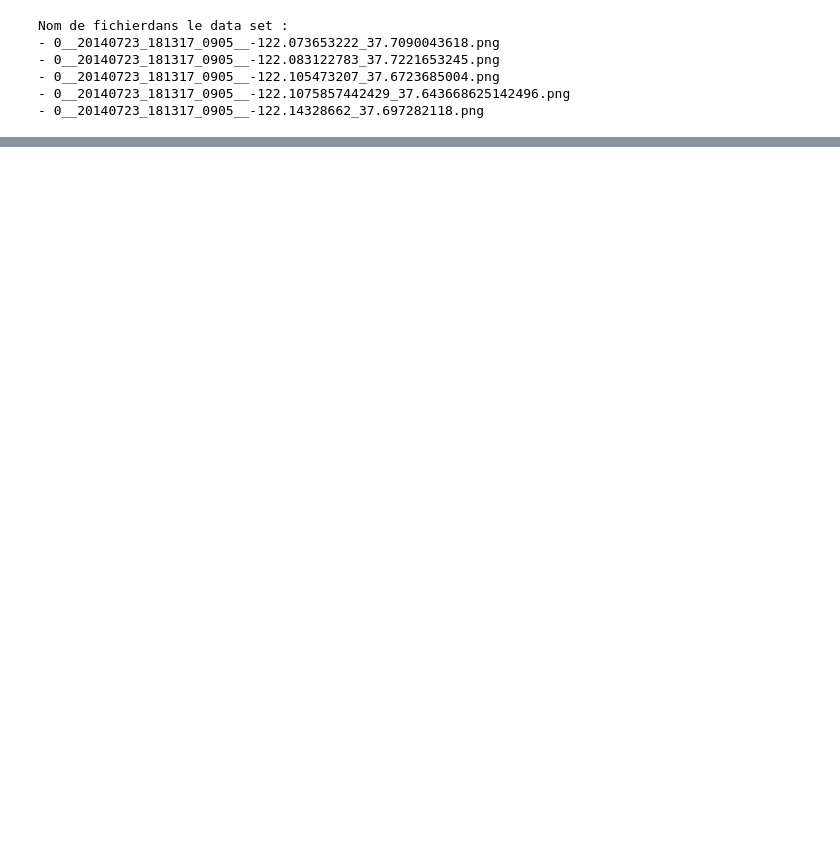
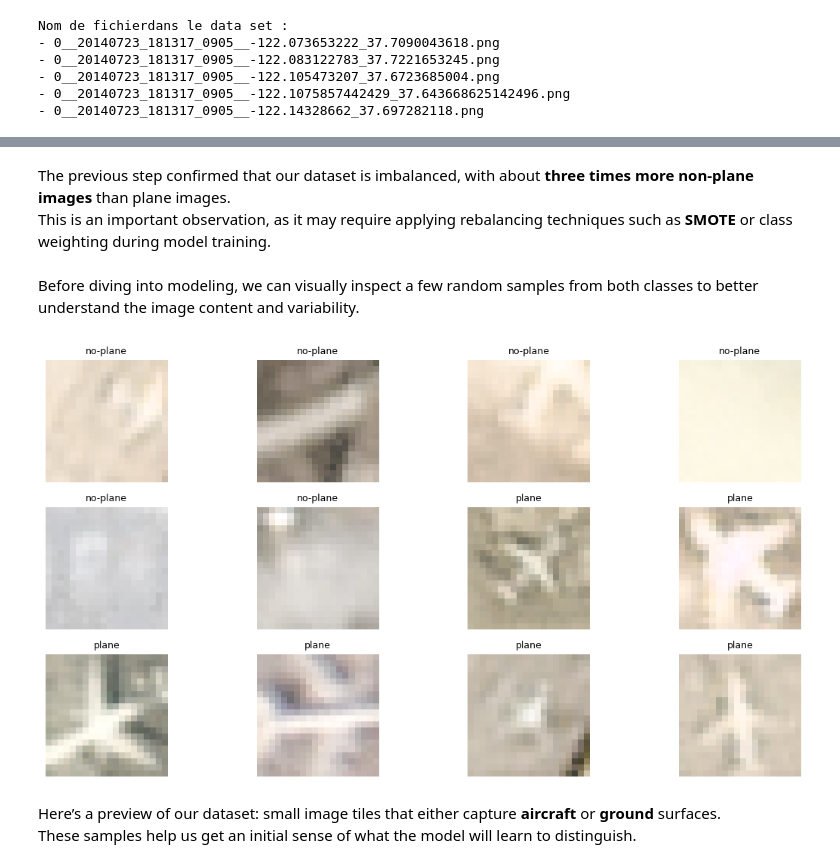
Before and after one commit to SVecro/A4-ML-Project, a Jupyter notebook: Projet_ML.ipynb, the cells around one changed output, grey strips where cells are left out. Cells and saved outputs as stored; diff of their text form; code cells hidden in the pictures; blank space fills up the shorter version.

```diff
--- a/Projet_ML.ipynb
+++ b/Projet_ML.ipynb
@@ -80,0 +78,25 @@ Maintenant que nous avons charger notre jeu de données nous allons explorer l'a
+# %%
+from kaggle import api
+from pathlib import Path
+import shutil
+
+# Create "planesnet" folder next to the notebook (relative path)
+path = Path("planesnet")
+path.mkdir(exist_ok=True)
+
+# Clean folder content if it already exists
+for item in path.iterdir():
+    if item.is_file() or item.is_symlink():
+        item.unlink()
+    elif item.is_dir():
+        shutil.rmtree(item)
+
+# Download & unzip the dataset
+api.dataset_download_files("rhammell/planesnet", path=str(path), unzip=True)
+
+# Display a few files to confirm
+print("Dataset downloaded in:", path.resolve())
+print("\nSample files:")
+for i, p in enumerate(path.rglob("*")):
+    if i > 10: break
+    print(" -", p.relative_to(path))
@@ -124,0 +212,29 @@ Nom de fichierdans le data set :
+# %% [markdown]
+The previous step confirmed that our dataset is imbalanced, with about **three times more non-plane images** than plane images.
+This is an important observation, as it may require applying rebalancing techniques such as **SMOTE** or class weighting during model training.
+# %% [markdown]
+Before diving into modeling, we can visually inspect a few random samples from both classes to better understand the image content and variability.
+# %%
+
+import os, random
+import matplotlib.pyplot as plt
+from PIL import Image
+
+all_files = [f for f in os.listdir(dataset_images) if f.endswith(".png")]
+files_0 = [f for f in all_files if f[0] == "0"]
+files_1 = [f for f in all_files if f[0] == "1"]
+
+sample0 = random.sample(files_0, k=min(6, len(files_0)))
+sample1 = random.sample(files_1, k=min(6, len(files_1)))
+samples = [(f, "no-plane") for f in sample0] + [(f, "plane") for f in sample1]
+
+plt.figure(figsize=(12, 6))
+for i, (fname, cls) in enumerate(samples, 1):
+    img = Image.open(os.path.join(dataset_images, fname)).convert("RGB")
+    plt.subplot(3, 4, i); plt.imshow(img); plt.axis("off"); plt.title(cls, fontsize=9)
+plt.tight_layout(); plt.show()
+# %% [output]
+[figure, added]
+# %% [markdown]
+Here’s a preview of our dataset: small image tiles that either capture **aircraft** or **ground** surfaces.
+These samples help us get an initial sense of what the model will learn to distinguish.
```
Also changed, not shown: parts of 30 cells of this notebook.
